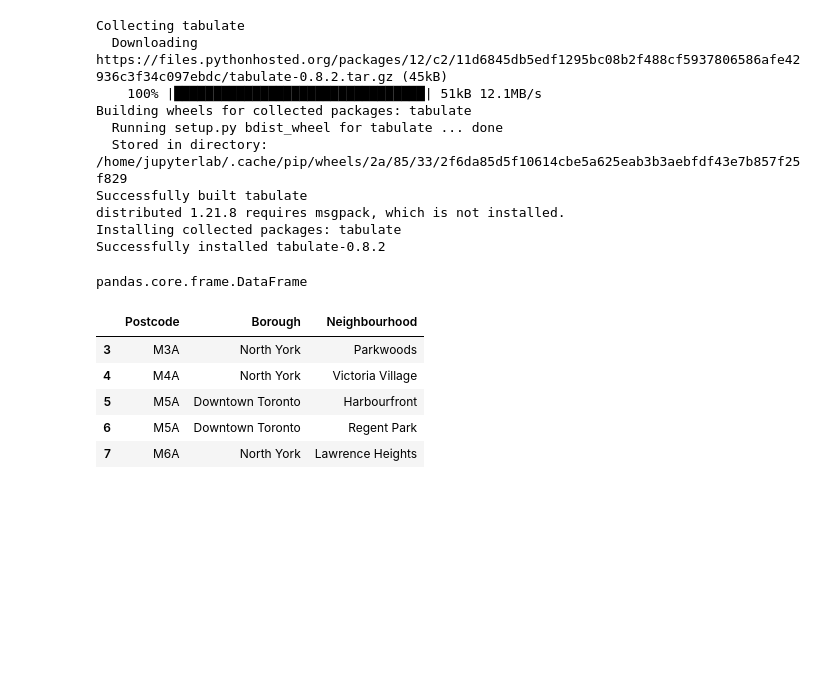
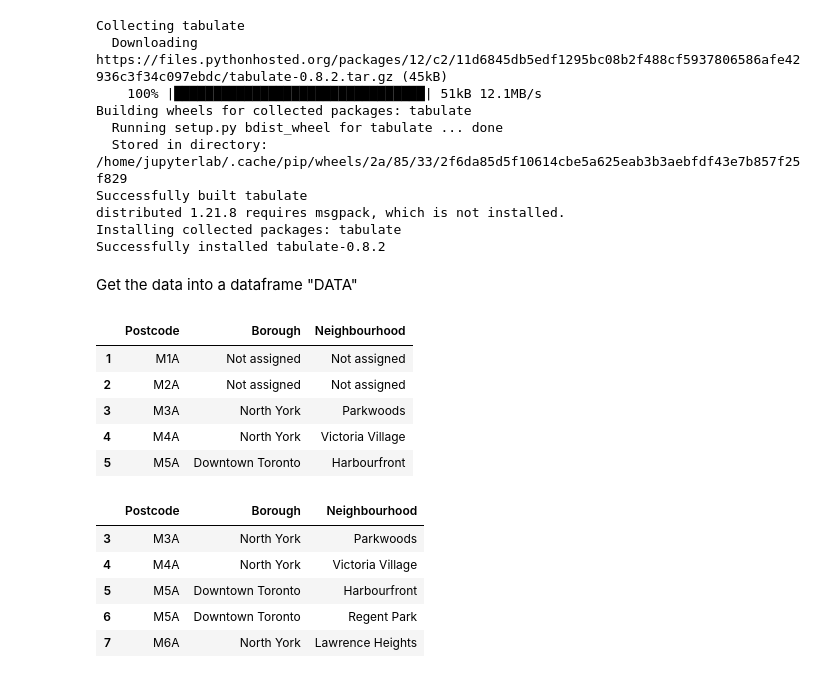
Before and after one commit to madhavitiruvakadu/Capstone_Project, a Jupyter notebook: Neighourhood_Dataframe.ipynb, the cells around one changed output. Saved outputs shown, nothing was run; the diff lists cells and outputs as text; code cells hidden in the pictures; blank space fills up the shorter version.

```diff
--- a/Neighourhood_Dataframe.ipynb
+++ b/Neighourhood_Dataframe.ipynb
@@ -100,23 +100,30 @@ Successfully built tabulate
 distributed 1.21.8 requires msgpack, which is not installed.
 Installing collected packages: tabulate
 Successfully installed tabulate-0.8.2
+# %% [markdown]
+Get the data into a dataframe "DATA"
 # %%
 from tabulate import tabulate
 table = soup.find_all('table')[0]
 df_list = pd.read_html(str(table))
 #df_list[0]
 type(df_list)
 #print( tabulate(df_list[0], headers='keys', tablefmt='psql') )
 
 data = pd.DataFrame(df_list[0])
 type(data)
 #data # 290*3
 
 new_header = data.iloc[0] #grab the first row for the header
 data = data[1:] #take the data less the header row
 data.columns = new_header #set the header row as the df header
 
 type(data) #289*3
-#data
+data.head()
 # %% [output]
-pandas.core.frame.DataFrame
+|  | Postcode | Borough | Neighbourhood |
+| 1 | M1A | Not assigned | Not assigned |
+| 2 | M2A | Not assigned | Not assigned |
+| 3 | M3A | North York | Parkwoods |
+| 4 | M4A | North York | Victoria Village |
+| 5 | M5A | Downtown Toronto | Harbourfront |
```
Also changed, not shown: parts of 3 cells of this notebook.
